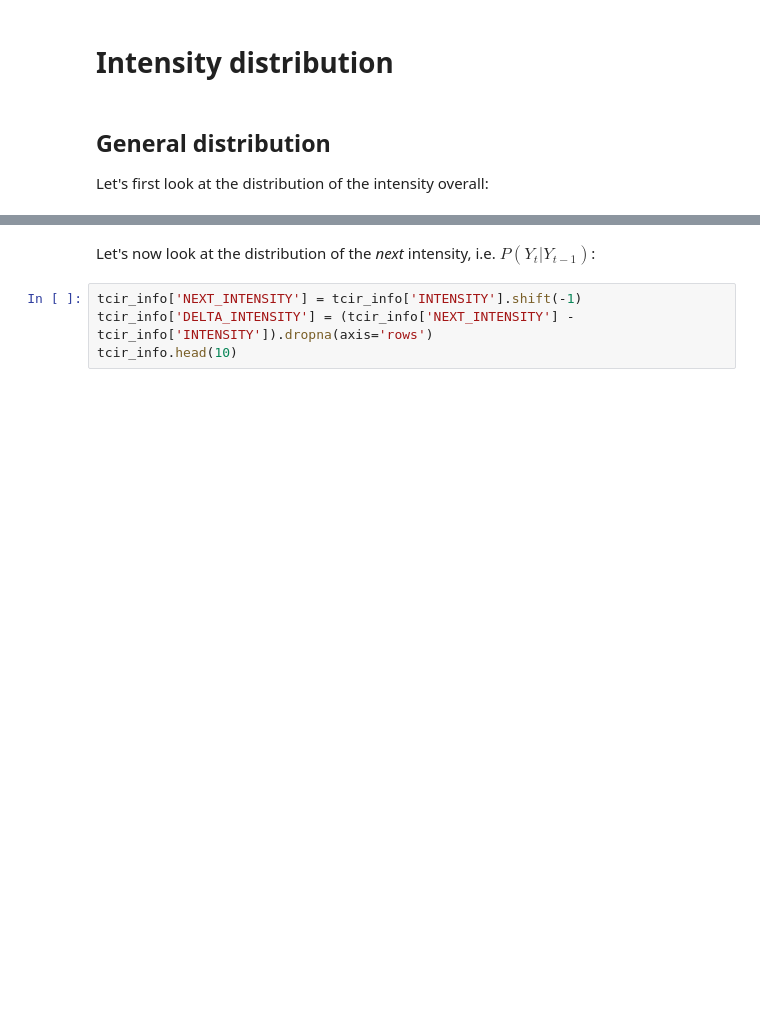
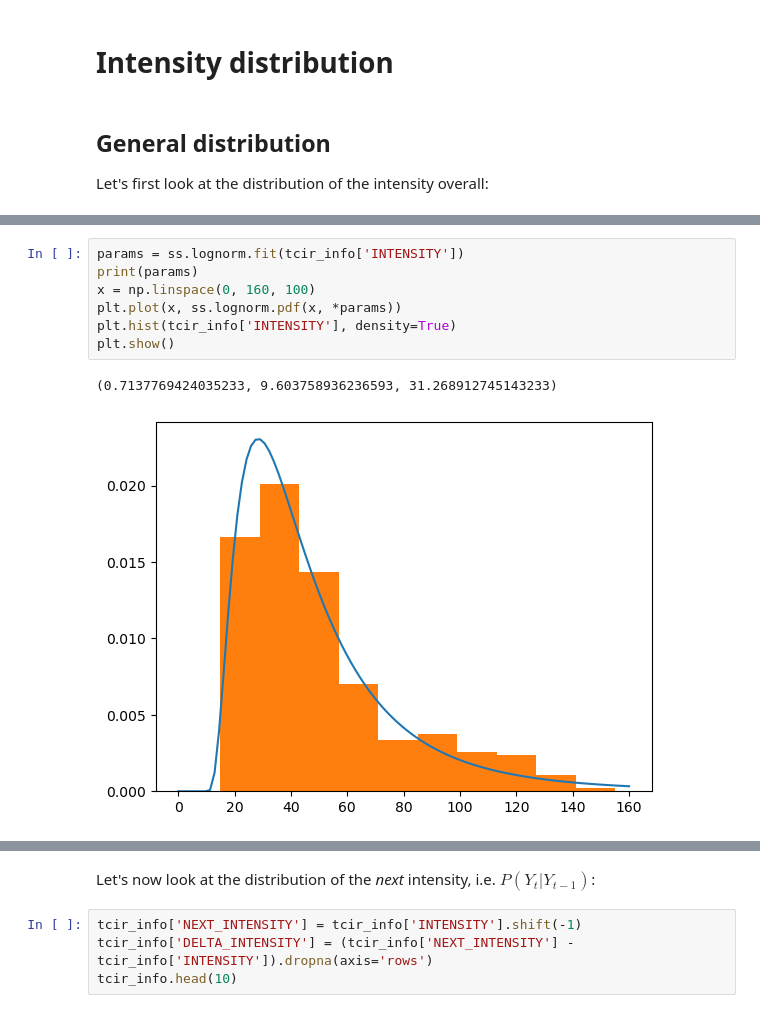
Before and after one commit to dauvillc/tc_probabilistic_forecasting, a Jupyter notebook: notebooks/explore_tcir.ipynb, the cells around one changed output, grey strips where cells are left out. Cells and saved outputs as stored; diff of their text form; blank space fills up the shorter version.

```diff
--- a/notebooks/explore_tcir.ipynb
+++ b/notebooks/explore_tcir.ipynb
@@ -40,0 +54,10 @@ sns.histplot(tcir_info, x='INTENSITY')
+# %%
+params = ss.lognorm.fit(tcir_info['INTENSITY'])
+print(params)
+x = np.linspace(0, 160, 100)
+plt.plot(x, ss.lognorm.pdf(x, *params))
+plt.hist(tcir_info['INTENSITY'], density=True)
+plt.show()
+# %% [output]
+(0.7137769424035233, 9.603758936236593, 31.268912745143233)
+[figure, added]
```
Also changed, not shown: parts of 7 cells of this notebook.
